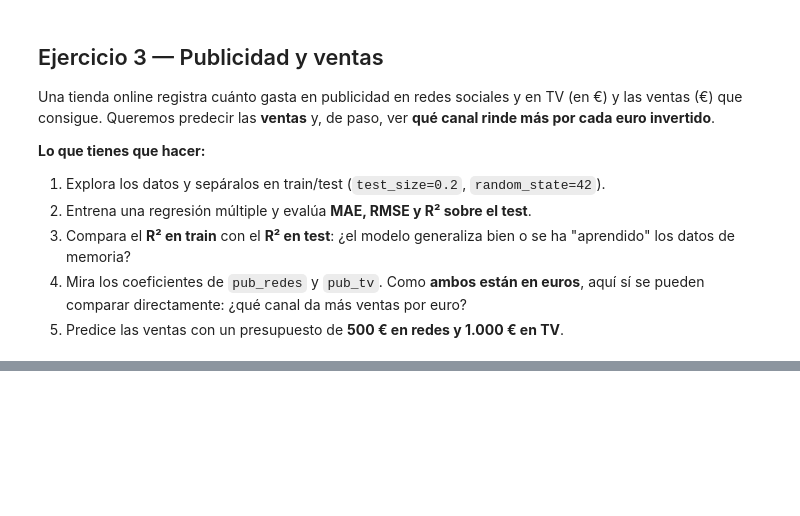
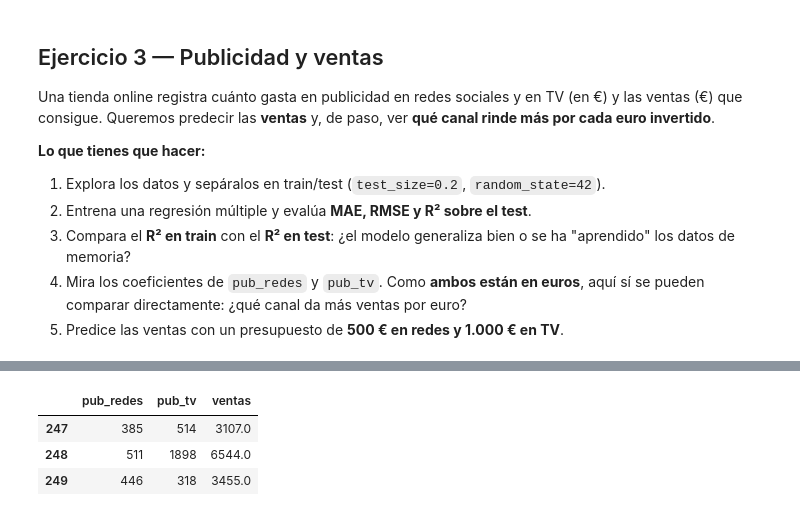
Before and after one commit to carlosgomezagrafojo/Modelos_Regresion, a Jupyter notebook: ejercicios_regresion.ipynb, the cells around one changed output, grey strips where cells are left out. Saved outputs shown, nothing was run; the diff lists cells and outputs as text; code cells hidden in the pictures; blank space fills up the shorter version.

```diff
--- a/ejercicios_regresion.ipynb
+++ b/ejercicios_regresion.ipynb
@@ -411,0 +417,8 @@ mkt.head()
+# %%
+# ultimas filas
+mkt.tail(3)
+# %% [output]
+|  | pub_redes | pub_tv | ventas |
+| 247 | 385 | 514 | 3107.0 |
+| 248 | 511 | 1898 | 6544.0 |
+| 249 | 446 | 318 | 3455.0 |
```
Also changed, not shown: parts of 11 cells of this notebook.
